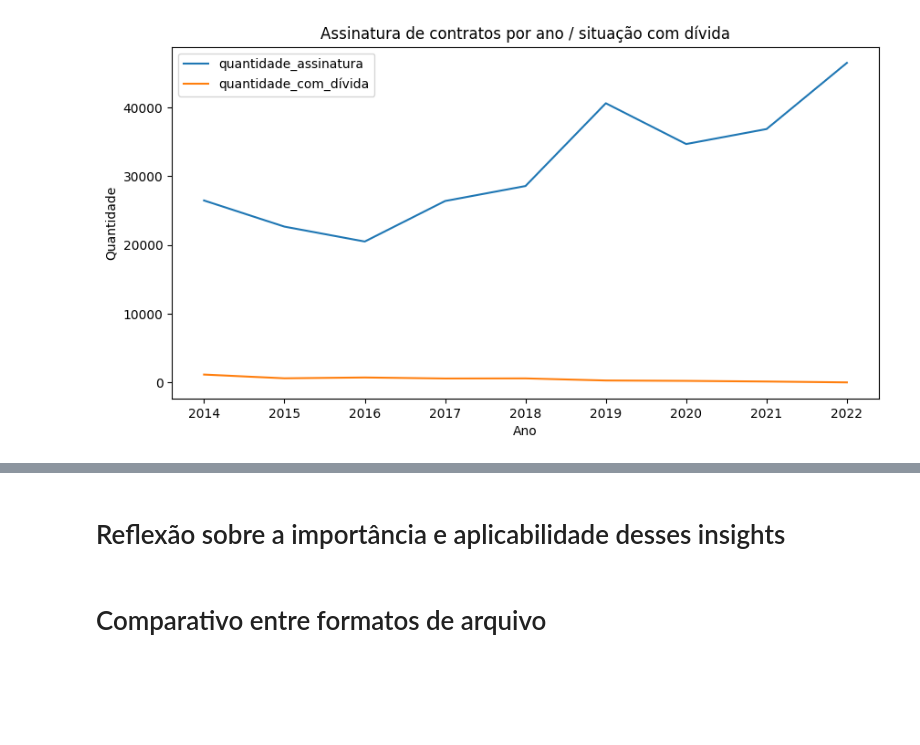
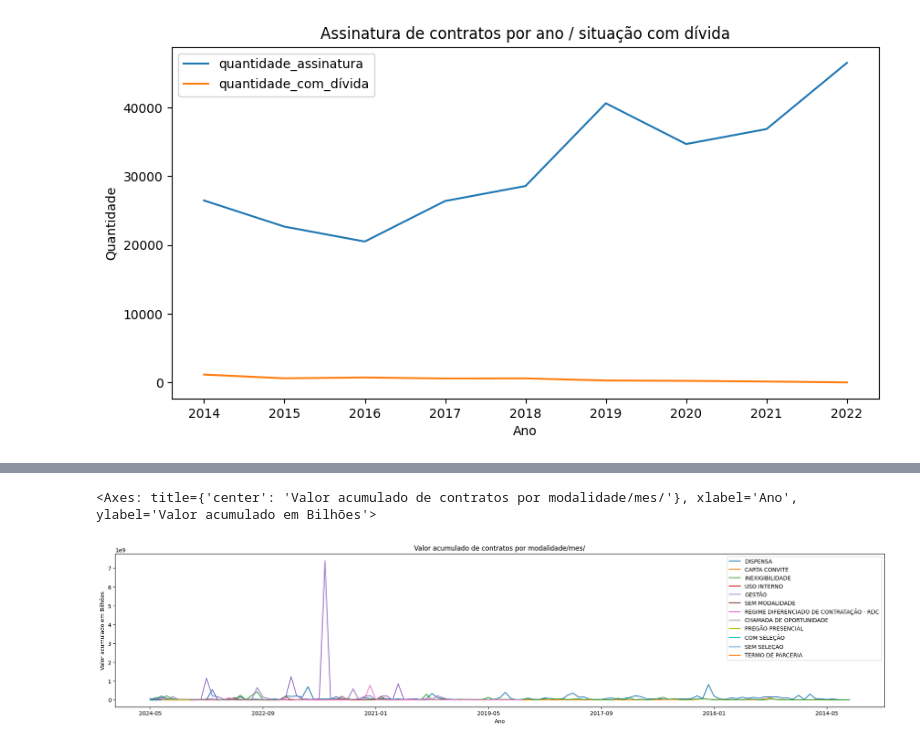
Before and after one commit to kandarpagalas/processamento-dados-api-contratos-gov-ce, a Jupyter notebook: Trabalho Processamento de dados.ipynb, the cells around one changed output, grey strips where cells are left out. Saved outputs shown, nothing was run; the diff lists cells and outputs as text; code cells hidden in the pictures; blank space fills up the shorter version.

```diff
--- a/Trabalho Processamento de dados.ipynb
+++ b/Trabalho Processamento de dados.ipynb
@@ -735,4 +948,0 @@ df_insignt_01.plot(
-# %% [markdown]
-# Reflexão sobre a importância e aplicabilidade desses insights
-# %% [markdown]
-# Comparativo entre formatos de arquivo
@@ -746,0 +949,13 @@ csv_df.shape
+# %%
+df1.plot(
+    kind = "line",
+    x = "mes",
+    y = label_parcial,
+    figsize = (25,5),
+    title = "Valor acumulado de contratos por modalidade/mes/",
+    xlabel= "Ano",
+    ylabel= "Valor acumulado em Bilhões"
+)
+# %% [output]
+<Axes: title={'center': 'Valor acumulado de contratos por modalidade/mes/'}, xlabel='Ano', ylabel='Valor acumulado em Bilhões'>
+[figure, added]
```
Also changed, not shown: parts of 36 cells of this notebook, 1 other file.
